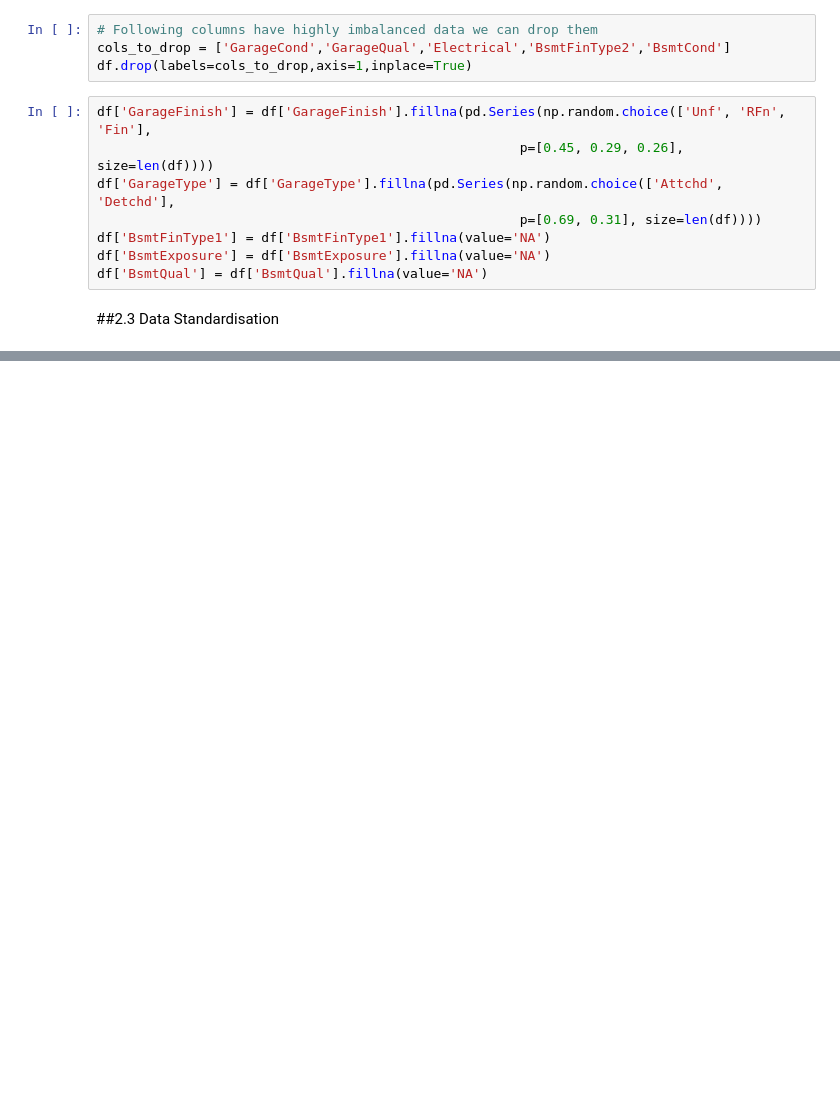
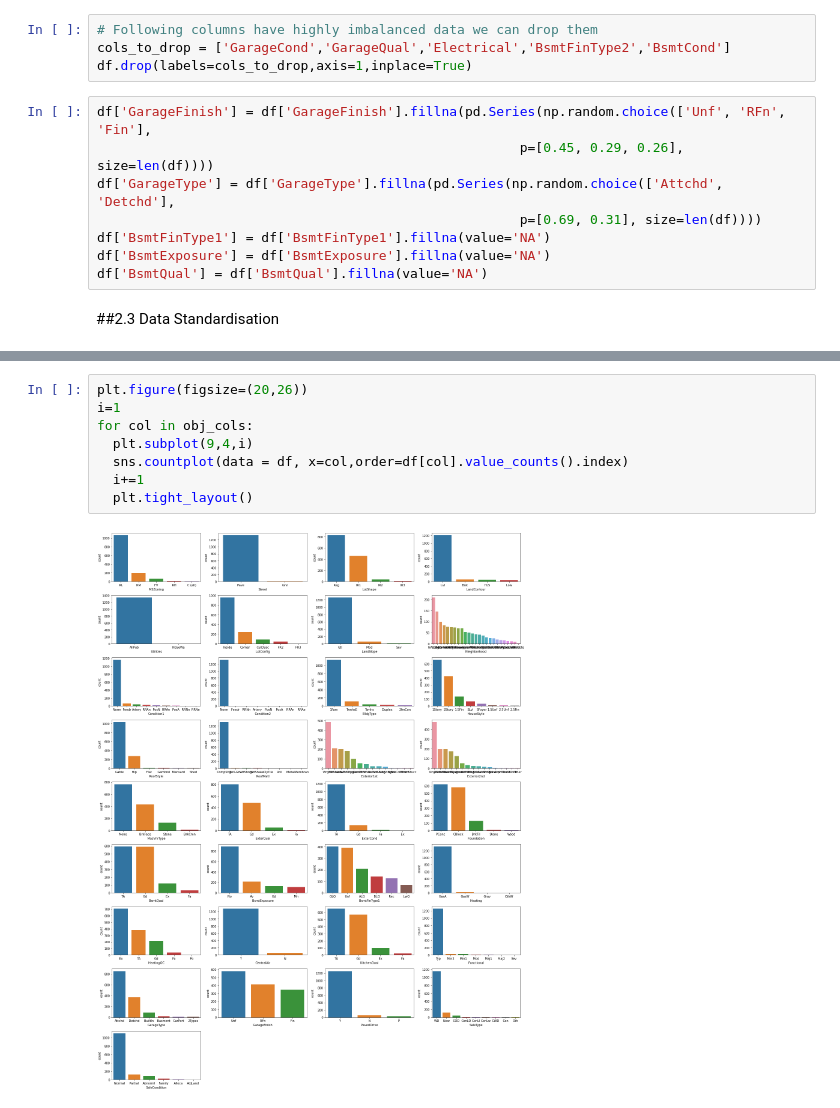
Before and after one commit to GaikwadChinmay/Surprise-Inc-Housing-Price-Prediction, a Jupyter notebook: Surprise_Housing_Pricing.ipynb, the cells around one changed output, grey strips where cells are left out. Drawn from its saved outputs; the diff is of its cells as text; blank space fills up the shorter version.

```diff
--- a/Surprise_Housing_Pricing.ipynb
+++ b/Surprise_Housing_Pricing.ipynb
@@ -285,0 +222,10 @@ AttributeError: 'float' object has no attribute 'shape'
+# %%
+plt.figure(figsize=(20,26))
+i=1
+for col in obj_cols:
+  plt.subplot(9,4,i)
+  sns.countplot(data = df, x=col,order=df[col].value_counts().index)
+  i+=1
+  plt.tight_layout()
+# %% [output]
+[figure, added]
```
Also changed, not shown: parts of 51 cells of this notebook.
